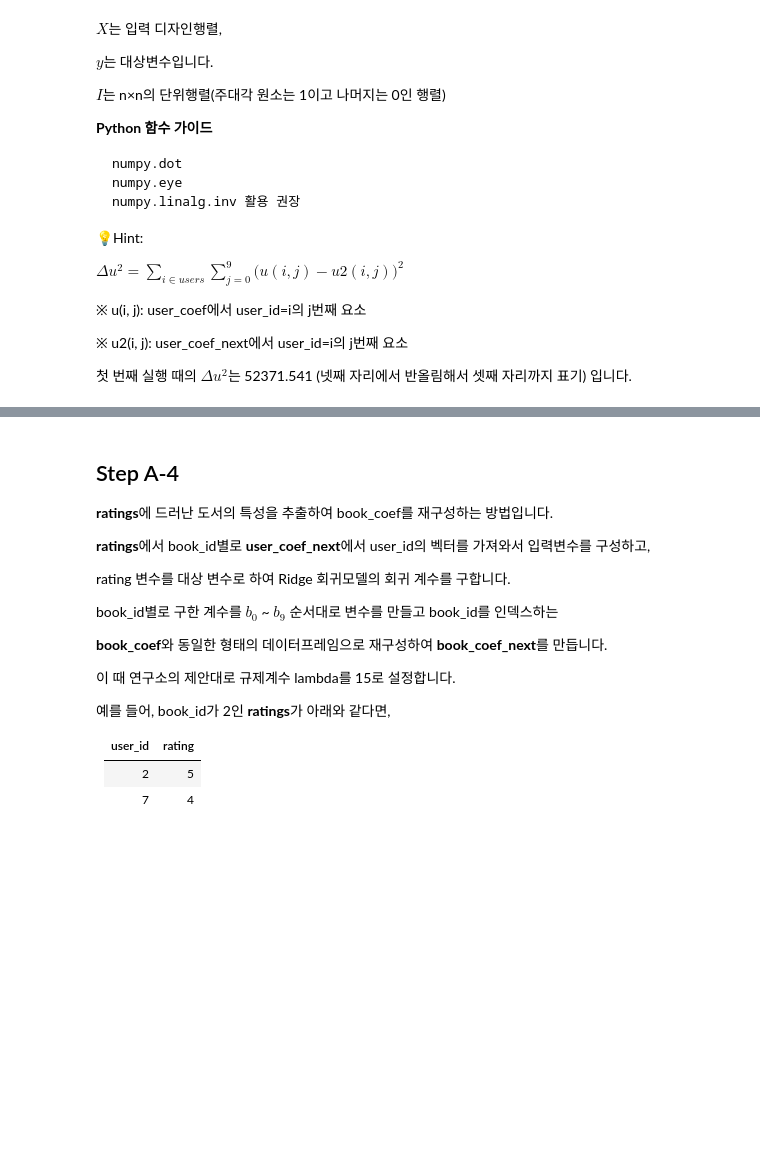
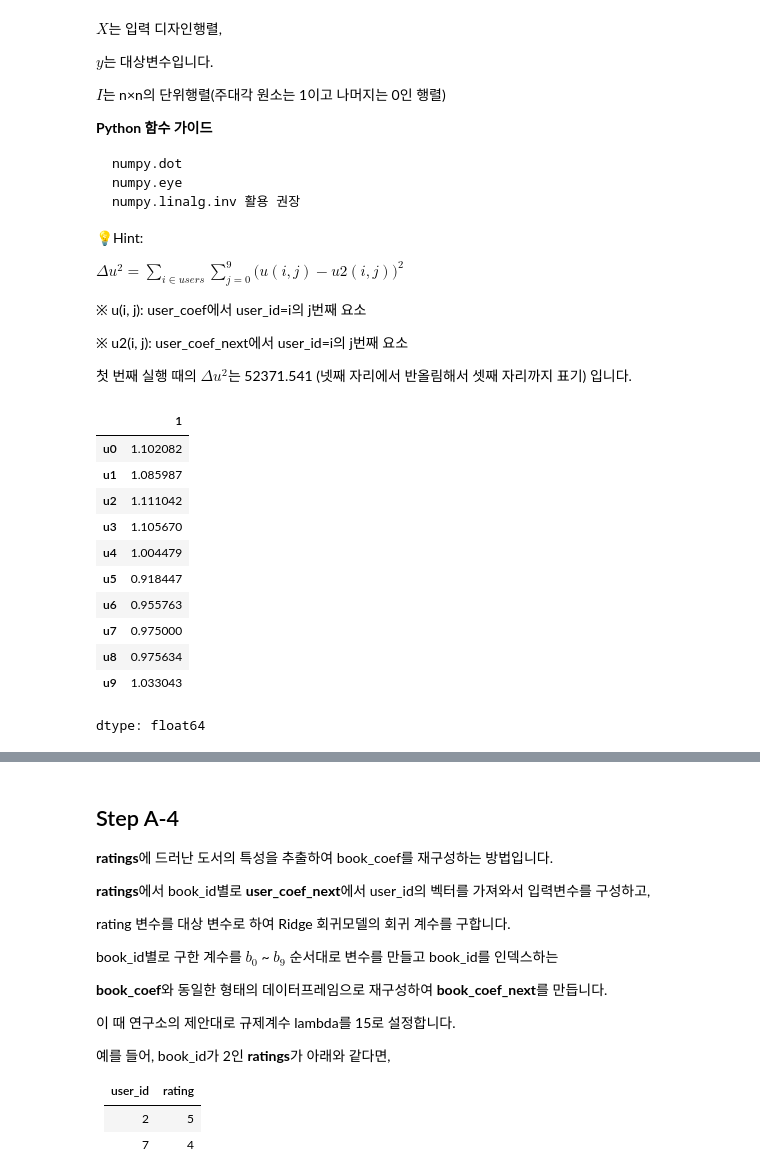
Before and after one commit to sunkusun9/DS_prob1_2510, a Jupyter notebook: prob_solution.ipynb, the cells around one changed output, grey strips where cells are left out. Cells and saved outputs as stored; diff of their text form; code cells hidden in the pictures; blank space fills up the shorter version.

```diff
--- a/prob_solution.ipynb
+++ b/prob_solution.ipynb
@@ -404,0 +413,18 @@ $Δu^2=\sum_{i∈users}\sum_{j=0}^{9}\bigl(u(i,j)-u2(i,j)\bigr)^2$
+# %%
+pd.Series(ridge(
+    df_book_coef.loc[df_ratings.loc[df_ratings['user_id'] == 1, 'book_id']],
+    df_ratings.loc[df_ratings['user_id'] == 1, 'rating']
+), index = df_user_coef.columns, name = 1)
+# %% [output]
+|  | 1 |
+| u0 | 1.102082 |
+| u1 | 1.085987 |
+| u2 | 1.111042 |
+| u3 | 1.105670 |
+| u4 | 1.004479 |
+| u5 | 0.918447 |
+| u6 | 0.955763 |
+| u7 | 0.975000 |
+| u8 | 0.975634 |
+| u9 | 1.033043 |
+dtype: float64
```
Also changed, not shown: parts of 3 cells of this notebook.
